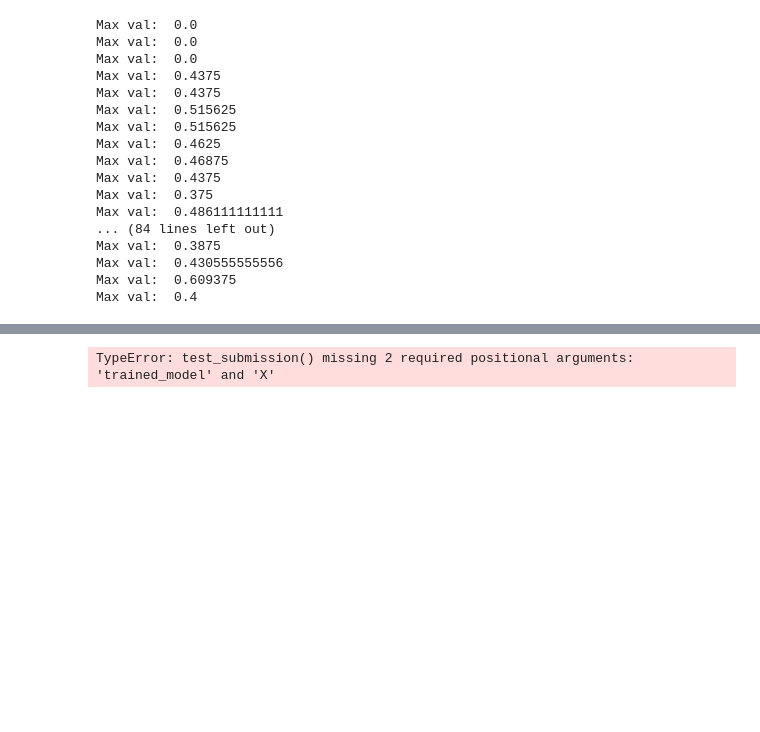
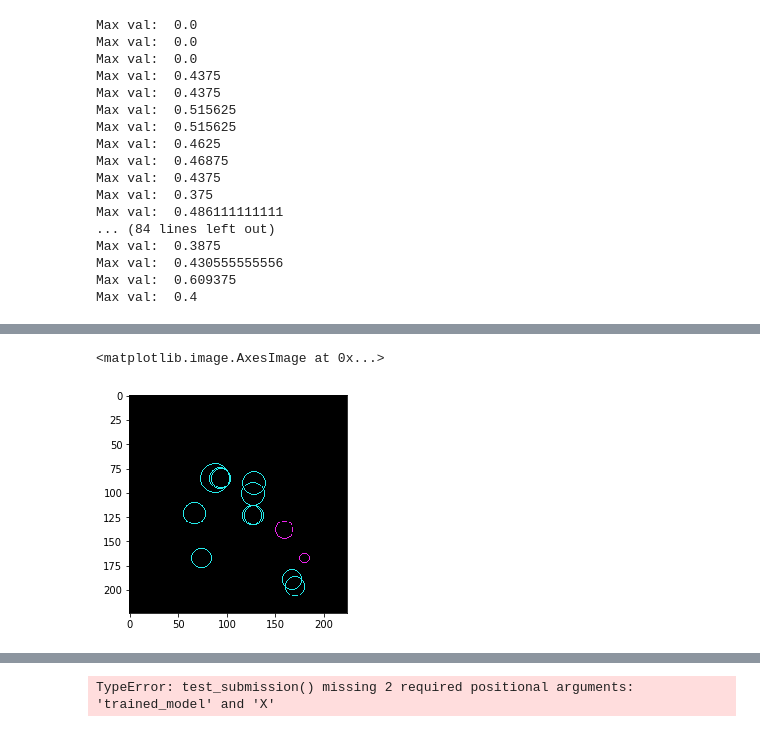
Before and after one commit to yetkinyilmaz/mars_craters, a Jupyter notebook: test_image_processing_workflow.ipynb, the cells around one changed output, grey strips where cells are left out. Saved outputs shown, nothing was run; the diff lists cells and outputs as text; code cells hidden in the pictures; blank space fills up the shorter version.

```diff
--- a/test_image_processing_workflow.ipynb
+++ b/test_image_processing_workflow.ipynb
@@ -60,0 +151,11 @@ array([<zip object at 0x...>, <zip object at 0x...>,
+# %%
+img = np.zeros((224, 224))
+img = color.gray2rgb(img)
+
+for center_y, center_x, radius in p:
+    circy, circx = circle_perimeter(int(center_y), int(center_x), int(radius))
+    img[circy, circx] = (220, 20, 20)
+
+for center_y, center_x, radius in t:
+    circy, circx = circle_perimeter(int(center_y), int(center_x), int(radius))
+    img[circy, circx] = (20, 220, 20)
@@ -60,0 +166,5 @@ array([<zip object at 0x...>, <zip object at 0x...>,
+# %%
+plt.imshow(img)
+# %% [output]
+<matplotlib.image.AxesImage at 0x...>
+[figure, added]
```
Also changed, not shown: parts of 21 cells of this notebook, 3 other files.
